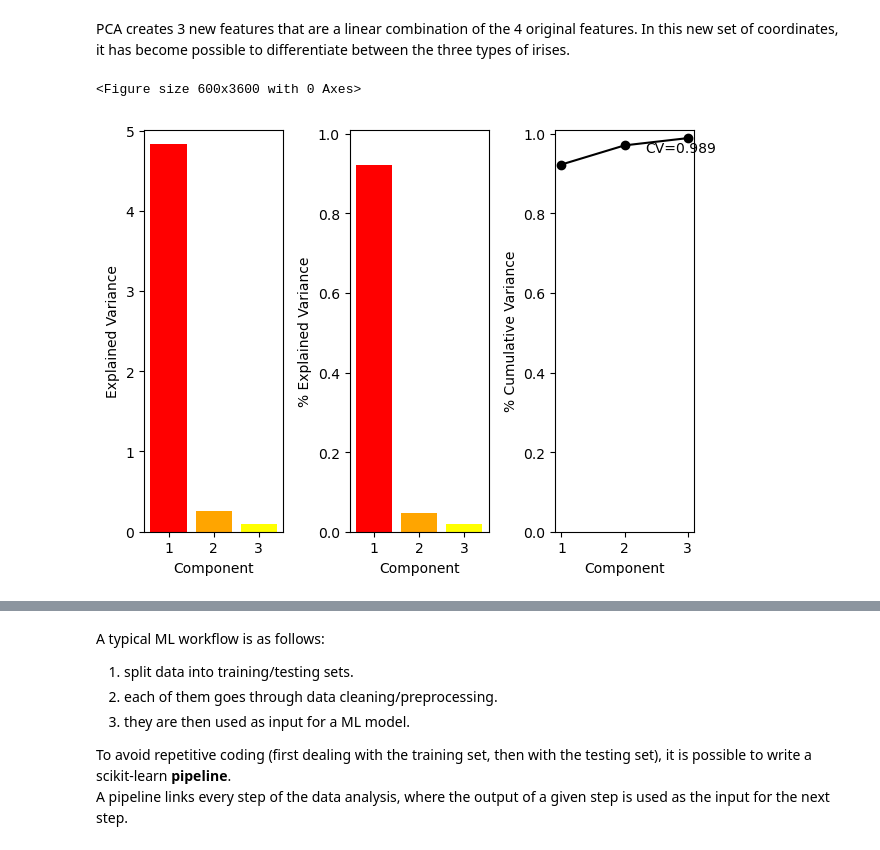
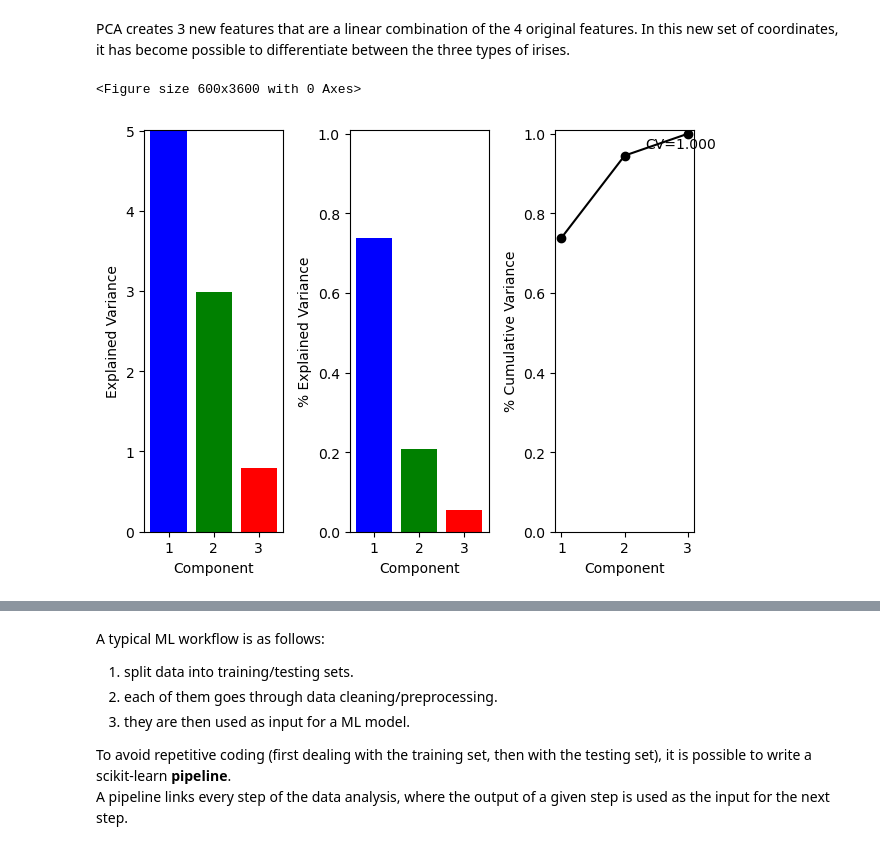
Before and after one commit to bertlem/teaching, a Jupyter notebook: pipeline_1.ipynb, the cells around one changed output, grey strips where cells are left out. Drawn from its saved outputs; the diff is of its cells as text; code cells hidden in the pictures.

```diff
--- a/pipeline_1.ipynb
+++ b/pipeline_1.ipynb
@@ -72,0 +77,17 @@ independent (=orthogonal) features.
+# %%
+def mock_data_for_pca(N):
+
+    # initialize random generatof
+    rng = np.random.RandomState(0)
+    # arbitrary covariance matrix (hard-coded)
+    cov = [[6.0, 3.0, 4.0],
+           [3.0, 3.0, 1.5],
+           [4.0, 1.5, 6.0]]
+    X = rng.multivariate_normal(mean=[0, 0, 0], cov=cov, size=N)
+    # check that cov is positive semi-definite
+    if np.all(np.linalg.eigvals(cov) > 0):
+        print('The covariance matrix is positive semi-definite')
+
+    return X
+# %%
+X = mock_data_for_pca(500)
@@ -72,0 +125,11 @@ independent (=orthogonal) features.
+# %%
+from sklearn.decomposition import PCA
+# run the pca:
+pca = PCA(n_components=3).fit(X)
+# get data in the new space of the principal components
+Xpca = pca.fit_transform(X)
+# transforms the outcome (numpy array) into pandas dataframe
+columns = ['PC_%i' % (i+1) for i in range(3)]  # 'PC' stands for 'Principal Component'
+                                               # i+1 to obtain PC_1 to PC_3 instead of PC_O for the coordinates in the 1st component
+df_Xpca  = pd.DataFrame(Xpca, columns=columns)
+df_Xpca.head()
@@ -132,8 +393,3 @@ iris_enc.head()
 | 2 | 4.7 | 3.2 | 1.3 | 0.2 | 0 |
 | 3 | 4.6 | 3.1 | 1.5 | 0.2 | 0 |
 | 4 | 5.0 | 3.6 | 1.4 | 0.2 | 0 |
-# %%
-# Apply the PCA analysis to the iris dataset
-from sklearn.decomposition import PCA
-pca = PCA(n_components=3)
-X_reduced = pca.fit_transform(iris_enc)
@@ -187,7 +448,7 @@ In this new set of coordinates, it has become possible to differentiate between
 # %%
 def plot_pca_variance(pca_object):
 
-    colors = ['red', 'orange', 'yellow']
+    colors = ['blue', 'green', 'red']
 
     # initialize figure, axes
     fig = plt.figure(figsize=(6, 36))
@@ -200,31 +461,31 @@ def plot_pca_variance(pca_object):
     axs[0].bar(grid, ev, color=colors)
     axs[0].set(xlabel="Component", ylabel="Explained Variance", ylim=(0.0, 5.01))
     axs[0].xaxis.set_major_locator(plt.MaxNLocator(integer=True))
     axs[0].set_xticks(grid)
     axs[0].set_xticklabels(grid)
 
     # Explained variance ratio
     evr = pca_object.explained_variance_ratio_
     axs[1].bar(grid, evr, color=colors)
     axs[1].set(xlabel="Component", ylabel="% Explained Variance", ylim=(0.0, 1.01))
     axs[1].xaxis.set_major_locator(plt.MaxNLocator(integer=True))
     axs[1].set_xticks(grid)
     axs[1].set_xticklabels(grid)
 
     # Cumulative Variance
     cv = np.cumsum(evr)
     axs[2].plot(grid, cv, "o-", color='black')
     axs[2].set(xlabel="Component", ylabel="% Cumulative Variance", ylim=(0.0, 1.01))
     axs[2].xaxis.set_major_locator(plt.MaxNLocator(integer=True))
     axs[2].set_xticks(grid)
     axs[2].set_xticklabels(grid)
     # Cumulative variance value on the 3rd plot
     axs[2].annotate(f'CV={cv[-1]:.3f}', (grid[-1], cv[-1]), \
                     textcoords="offset points", xytext=(-5,-10), ha='center')
 
     fig.tight_layout()
 
 plot_pca_variance(pca)
 # %% [output]
 <Figure size 600x3600 with 0 Axes>
-[figure, old version]
+[figure, new version]
```
Also changed, not shown: parts of 72 cells of this notebook.
